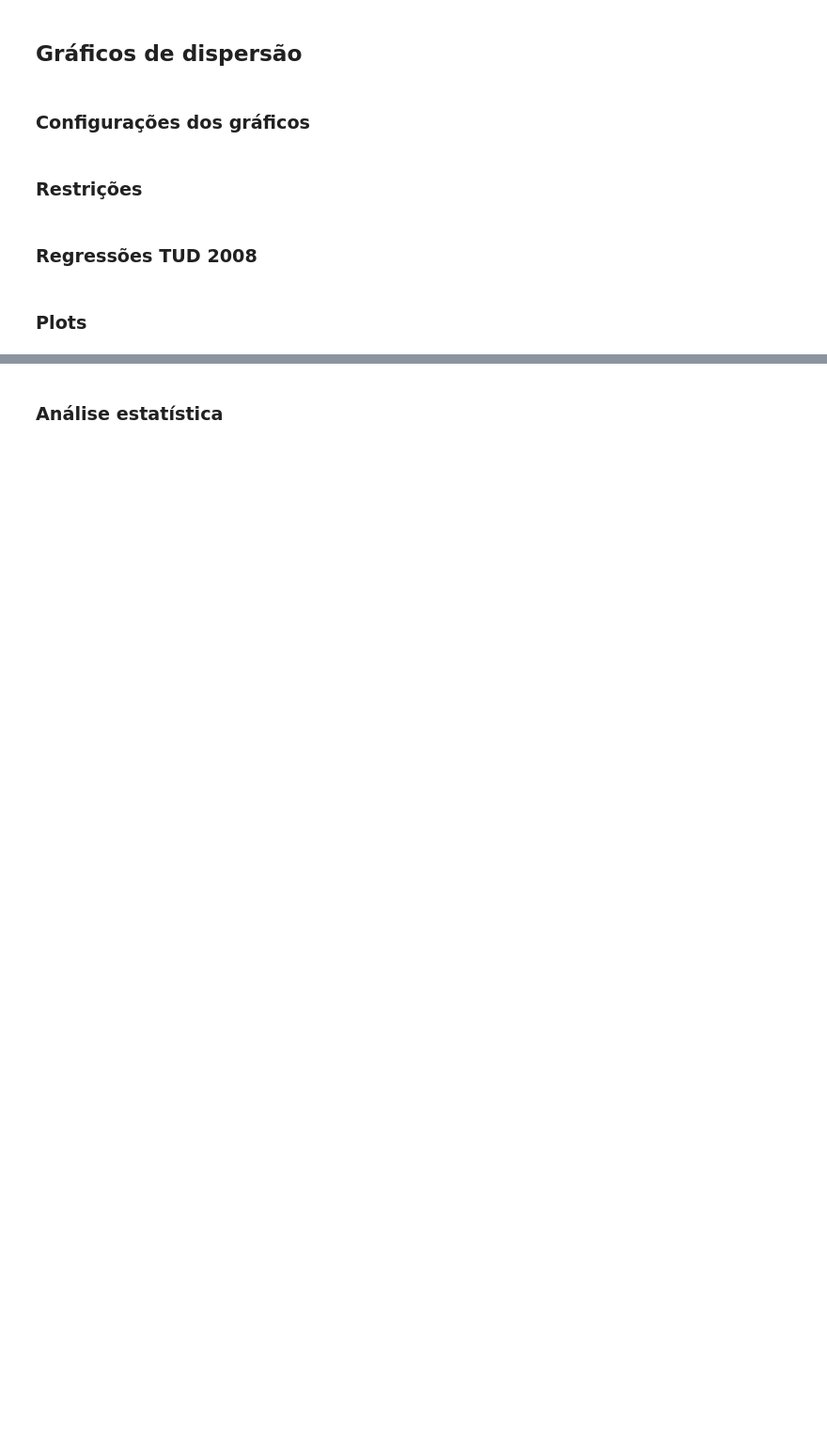
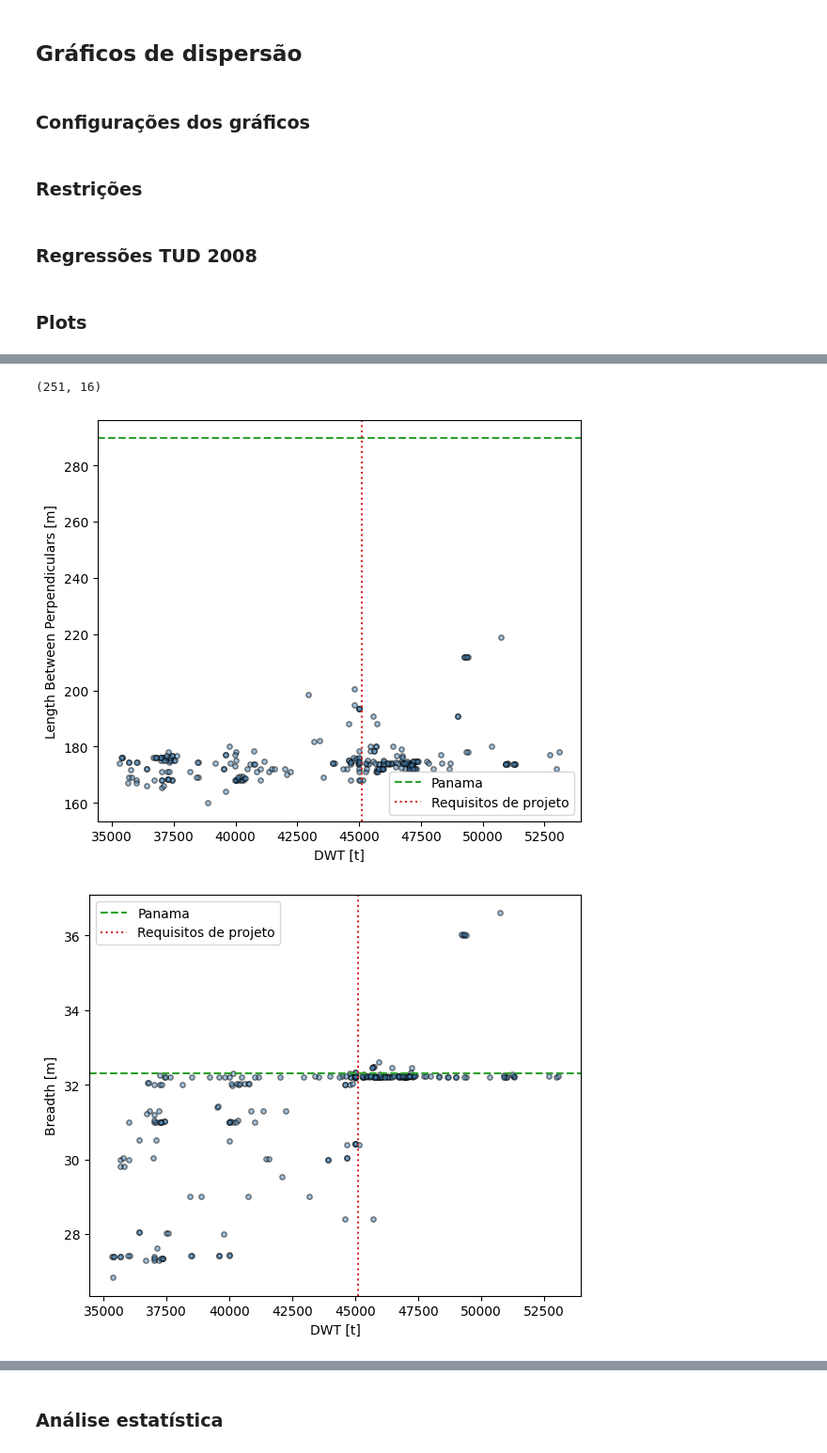
Before and after one commit to PedroOliveira2356/EngNaval-Poli-USP, a Jupyter notebook: Proj. Navios/Atv2/data_processing.ipynb, the cells around one changed output, grey strips where cells are left out. Shown at 94% size. Drawn from its saved outputs; the diff is of its cells as text; code cells hidden in the pictures; blank space fills up the shorter version.

```diff
--- a/Proj. Navios/Atv2/data_processing.ipynb
+++ b/Proj. Navios/Atv2/data_processing.ipynb
@@ -258,0 +282,12 @@ LBP x B -> y = -1.434 +0.1834*LBP
+# %%
+local_DWT=[35100, 55100]
+local_Vs=[Req_proj["Vs"]-0.6, Req_proj["Vs"]+0.6]
+
+df_local = df[(df["DWT"] >= local_DWT[0]) & (df["DWT"] <= local_DWT[1]) & (df["Vs"] >= local_Vs[0]) & (df["Vs"] <= local_Vs[1])].reset_index(drop=True)
+print(df_local.shape)
+
+plot_scatter(df_local, reg=False)
+# %% [output]
+(251, 16)
+[figure, added]
+[figure, added]
```
Also changed, not shown: parts of 12 cells of this notebook, 1 other file.
